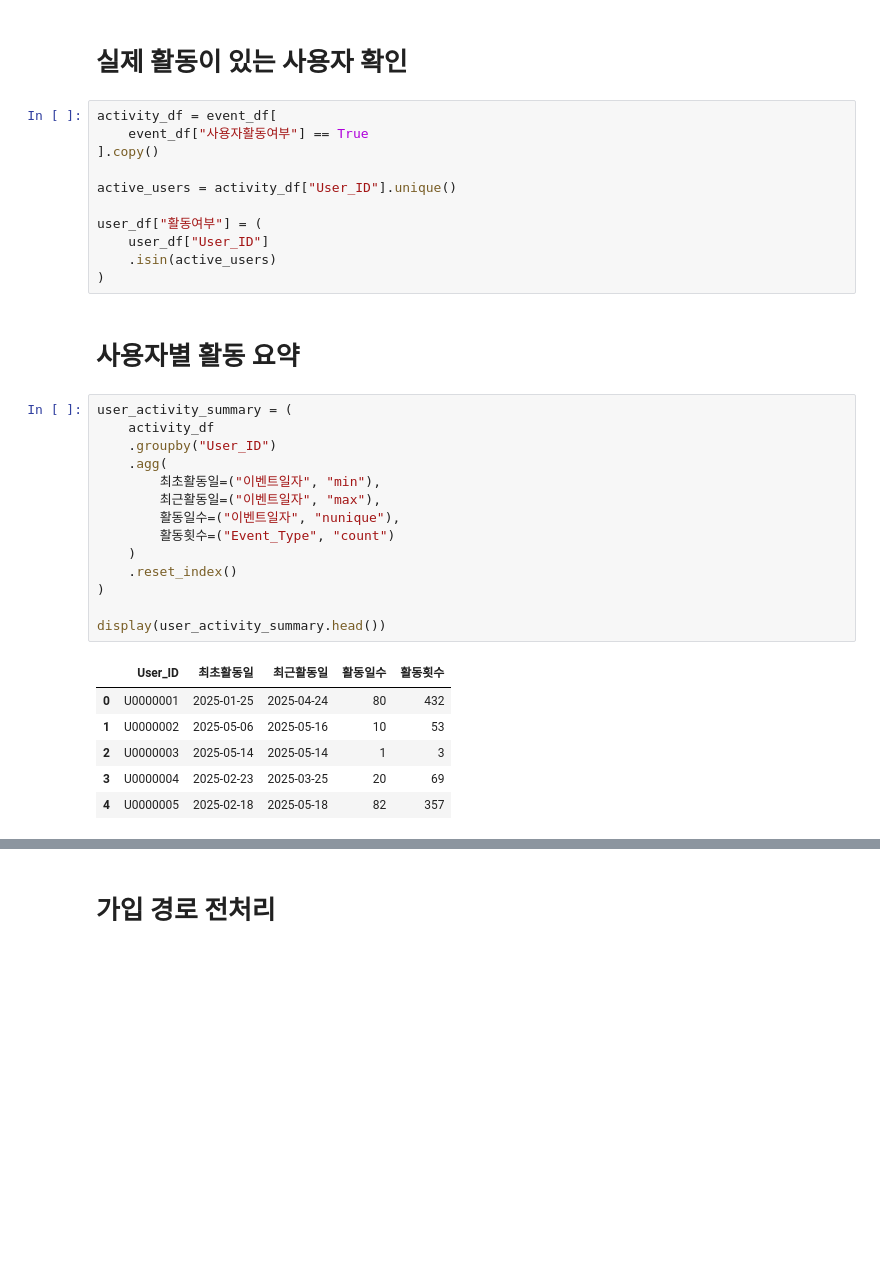
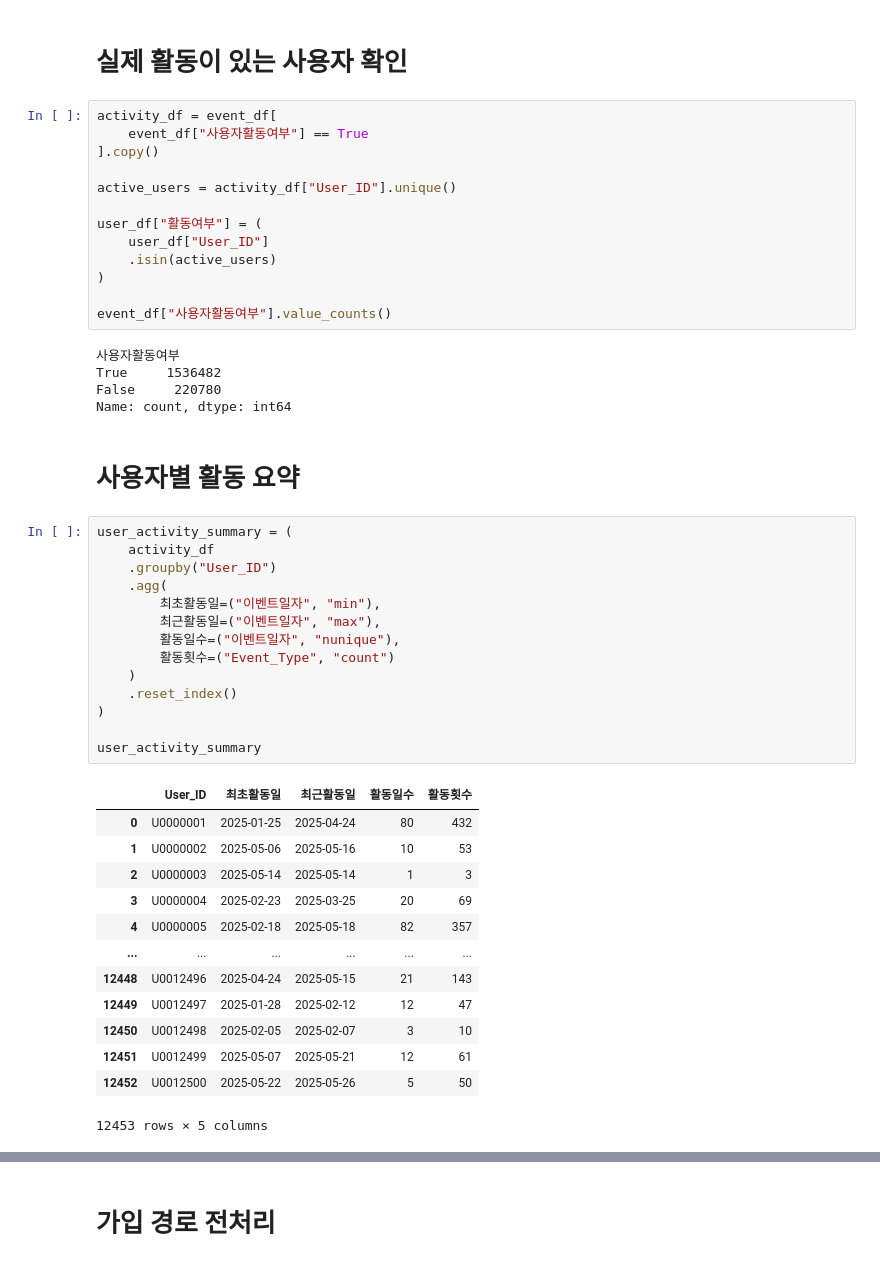
Before and after one commit to leegolem/Anti-Churn-Committee, a Jupyter notebook: notebooks/jeongsu/00preprocess.ipynb, the cells around one changed output, grey strips where cells are left out. Drawn from its saved outputs; the diff is of its cells as text; blank space fills up the shorter version.

```diff
--- a/notebooks/jeongsu/00preprocess.ipynb
+++ b/notebooks/jeongsu/00preprocess.ipynb
@@ -487,26 +487,40 @@ user_df["활동여부"] = (
     user_df["User_ID"]
     .isin(active_users)
 )
+
+event_df["사용자활동여부"].value_counts()
+# %% [output]
+사용자활동여부
+True     1536482
+False     220780
+Name: count, dtype: int64
 # %% [markdown]
 # 사용자별 활동 요약
 # %%
 user_activity_summary = (
     activity_df
     .groupby("User_ID")
     .agg(
         최초활동일=("이벤트일자", "min"),
         최근활동일=("이벤트일자", "max"),
         활동일수=("이벤트일자", "nunique"),
         활동횟수=("Event_Type", "count")
     )
     .reset_index()
 )
 
-display(user_activity_summary.head())
+user_activity_summary
 # %% [output]
 |  | User_ID | 최초활동일 | 최근활동일 | 활동일수 | 활동횟수 |
 | 0 | U0000001 | 2025-01-25 | 2025-04-24 | 80 | 432 |
 | 1 | U0000002 | 2025-05-06 | 2025-05-16 | 10 | 53 |
 | 2 | U0000003 | 2025-05-14 | 2025-05-14 | 1 | 3 |
 | 3 | U0000004 | 2025-02-23 | 2025-03-25 | 20 | 69 |
 | 4 | U0000005 | 2025-02-18 | 2025-05-18 | 82 | 357 |
+| ... | ... | ... | ... | ... | ... |
+| 12448 | U0012496 | 2025-04-24 | 2025-05-15 | 21 | 143 |
+| 12449 | U0012497 | 2025-01-28 | 2025-02-12 | 12 | 47 |
+| 12450 | U0012498 | 2025-02-05 | 2025-02-07 | 3 | 10 |
+| 12451 | U0012499 | 2025-05-07 | 2025-05-21 | 12 | 61 |
+| 12452 | U0012500 | 2025-05-22 | 2025-05-26 | 5 | 50 |
+12453 rows × 5 columns
```
Also changed, not shown: parts of 1 cell of this notebook, 1 other file.
